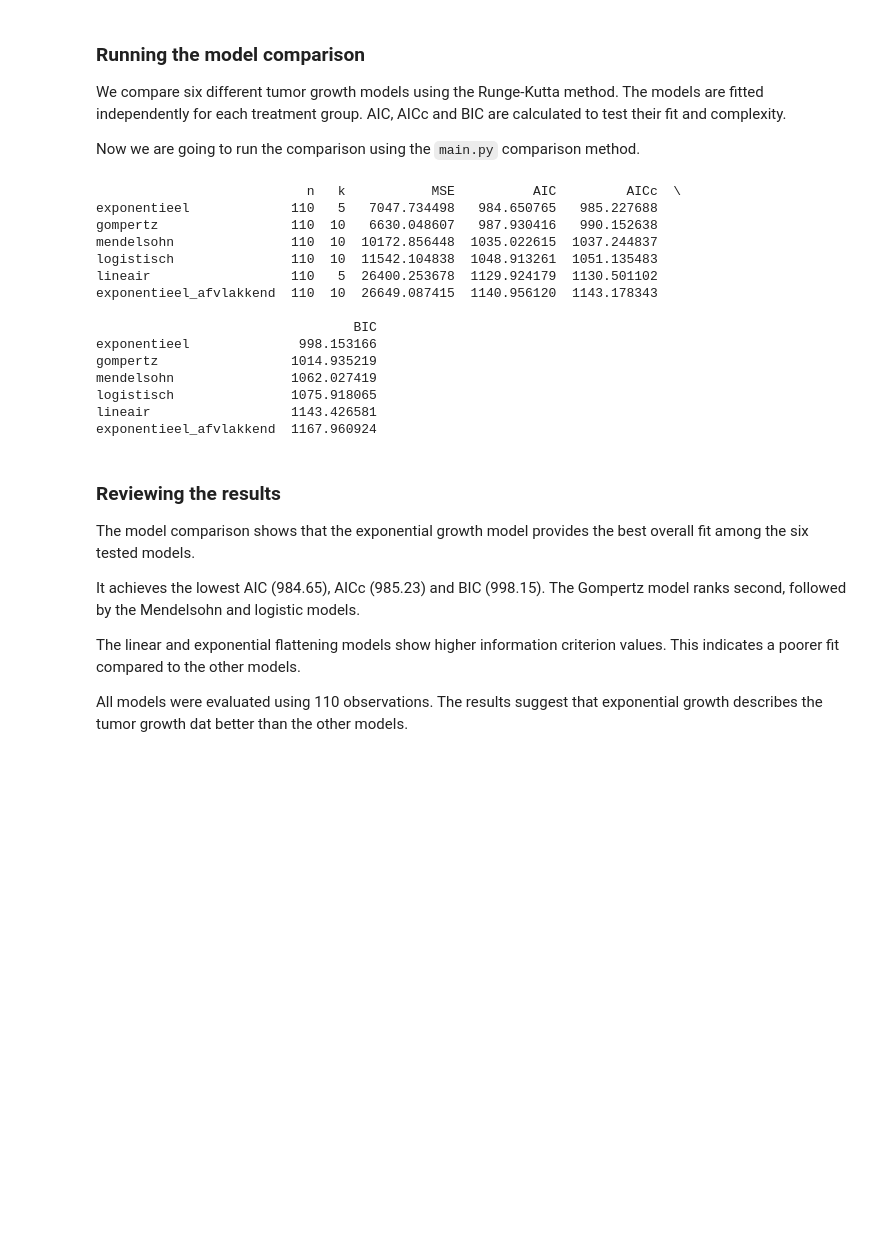
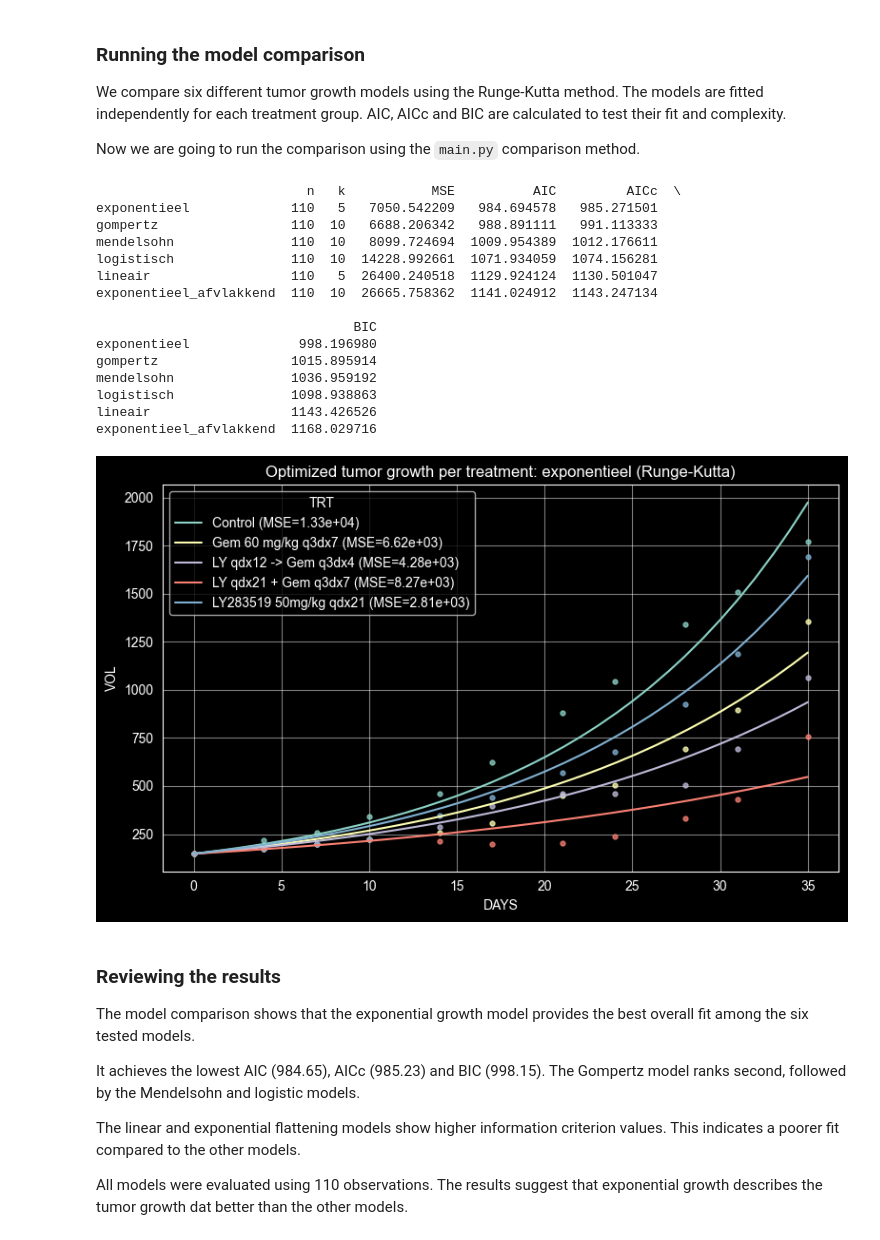
Before and after one commit to emielbosma/case1_modelleren, a Jupyter notebook: Usecase_example.ipynb, the cells around one changed output. Cells and saved outputs as stored; diff of their text form; code cells hidden in the pictures; blank space fills up the shorter version.

Commit message:
Small update so the best fitted model can be shown

```diff
--- a/Usecase_example.ipynb
+++ b/Usecase_example.ipynb
@@ -229,7 +229,7 @@ We compare six different tumor growth models using the Runge-Kutta method. The m
 Now we are going to run the comparison using the `main.py` comparison method.
 # %%
 # Compare different tumor growth models
-comparison = dm.model_comparison(
+comparison, params = dm.model_comparison(
     groupby="TRT",
     ground="DAYS",
     references=["VOL"],
@@ -250,20 +250,34 @@ comparison = dm.model_comparison(
 print(comparison)
 # %% [output]
                            n   k           MSE          AIC         AICc  \
-exponentieel             110   5   7047.734498   984.650765   985.227688
-gompertz                 110  10   6630.048607   987.930416   990.152638
-mendelsohn               110  10  10172.856448  1035.022615  1037.244837
-logistisch               110  10  11542.104838  1048.913261  1051.135483
-lineair                  110   5  26400.253678  1129.924179  1130.501102
-exponentieel_afvlakkend  110  10  26649.087415  1140.956120  1143.178343
+exponentieel             110   5   7050.542209   984.694578   985.271501
+gompertz                 110  10   6688.206342   988.891111   991.113333
+mendelsohn               110  10   8099.724694  1009.954389  1012.176611
+logistisch               110  10  14228.992661  1071.934059  1074.156281
+lineair                  110   5  26400.240518  1129.924124  1130.501047
+exponentieel_afvlakkend  110  10  26665.758362  1141.024912  1143.247134
 
                                  BIC
-exponentieel              998.153166
-gompertz                 1014.935219
-mendelsohn               1062.027419
-logistisch               1075.918065
-lineair                  1143.426581
-exponentieel_afvlakkend  1167.960924
+exponentieel              998.196980
+gompertz                 1015.895914
+mendelsohn               1036.959192
+logistisch               1098.938863
+lineair                  1143.426526
+exponentieel_afvlakkend  1168.029716
+# %%
+# Plot the parameters found by model_comparison (max_iter=0: no new optimization)
+fit = dm.optimization(
+    model="exponentieel",
+    method="Runge-Kutta",
+    groupby="TRT",
+    ground="DAYS",
+    references=["VOL"],
+    params=params["exponentieel"],
+    max_iter=0,
+    plot=True
+)
+# %% [output]
+[figure, added]
 # %% [markdown]
 ### Reviewing the results
 
```
Also changed, not shown: parts of 6 cells of this notebook, 2 other files.
